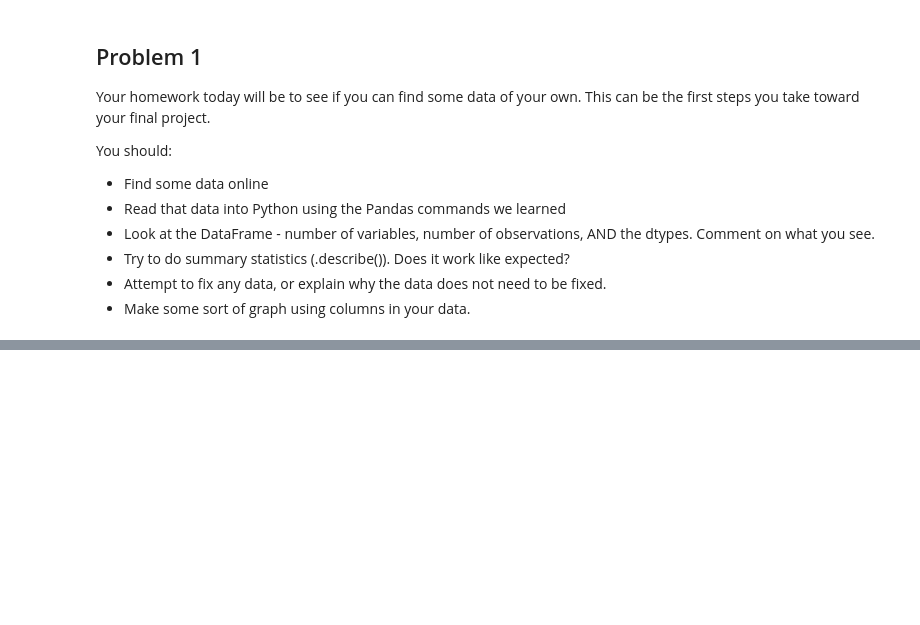
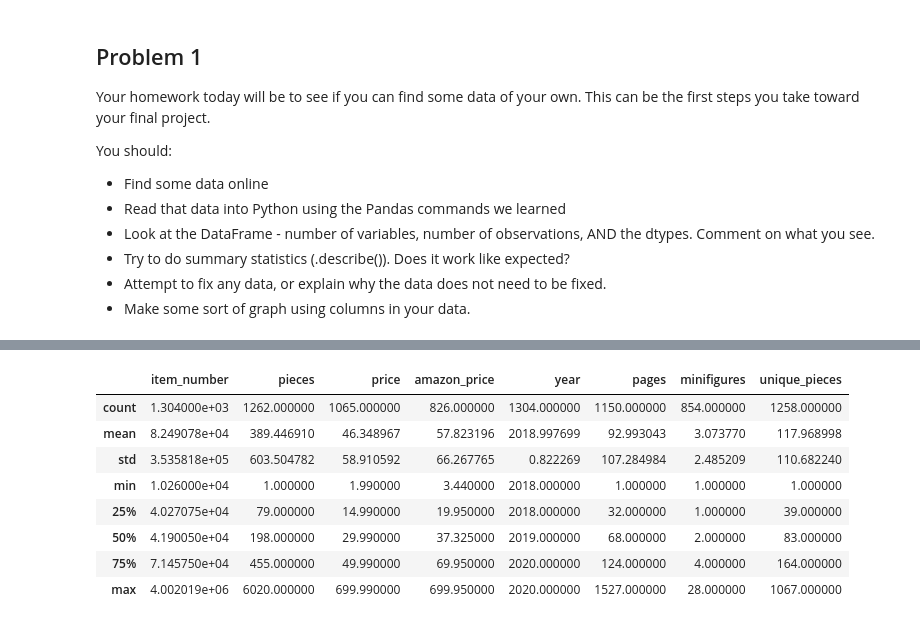
Before and after one commit to DCard2512/DATA101_Diego_Cardenas_Code, a Jupyter notebook: Day8/Day8-HW.ipynb, the cells around one changed output, grey strips where cells are left out. Saved outputs shown, nothing was run; the diff lists cells and outputs as text; code cells hidden in the pictures; blank space fills up the shorter version.

```diff
--- a/Day8/Day8-HW.ipynb
+++ b/Day8/Day8-HW.ipynb
@@ -208,0 +231,12 @@ You should:
+# %%
+LegoDF_raw.describe()
+# %% [output]
+|  | item_number | pieces | price | amazon_price | year | pages | minifigures | unique_pieces |
+| count | 1.304000e+03 | 1262.000000 | 1065.000000 | 826.000000 | 1304.000000 | 1150.000000 | 854.000000 | 1258.000000 |
+| mean | 8.249078e+04 | 389.446910 | 46.348967 | 57.823196 | 2018.997699 | 92.993043 | 3.073770 | 117.968998 |
+| std | 3.535818e+05 | 603.504782 | 58.910592 | 66.267765 | 0.822269 | 107.284984 | 2.485209 | 110.682240 |
+| min | 1.026000e+04 | 1.000000 | 1.990000 | 3.440000 | 2018.000000 | 1.000000 | 1.000000 | 1.000000 |
+| 25% | 4.027075e+04 | 79.000000 | 14.990000 | 19.950000 | 2018.000000 | 32.000000 | 1.000000 | 39.000000 |
+| 50% | 4.190050e+04 | 198.000000 | 29.990000 | 37.325000 | 2019.000000 | 68.000000 | 2.000000 | 83.000000 |
+| 75% | 7.145750e+04 | 455.000000 | 49.990000 | 69.950000 | 2020.000000 | 124.000000 | 4.000000 | 164.000000 |
+| max | 4.002019e+06 | 6020.000000 | 699.990000 | 699.950000 | 2020.000000 | 1527.000000 | 28.000000 | 1067.000000 |
```
Also changed, not shown: parts of 7 cells of this notebook, 1 other file.
